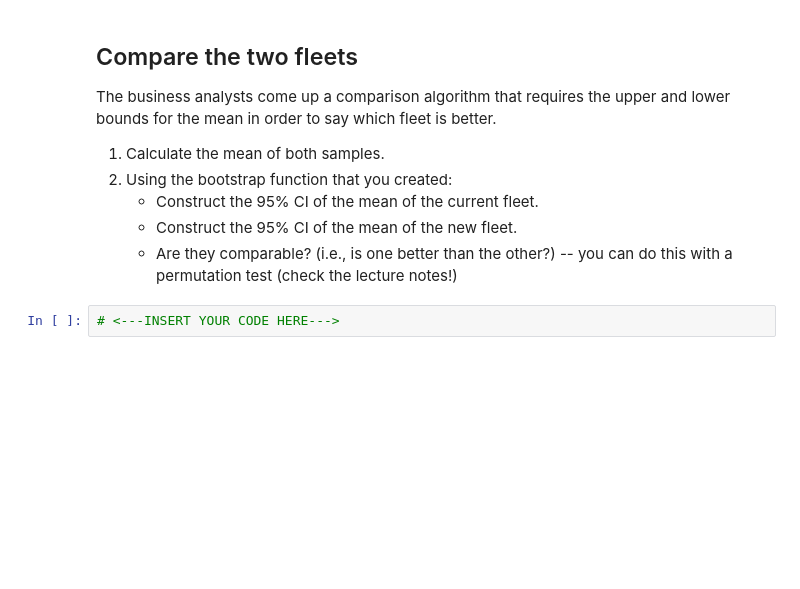
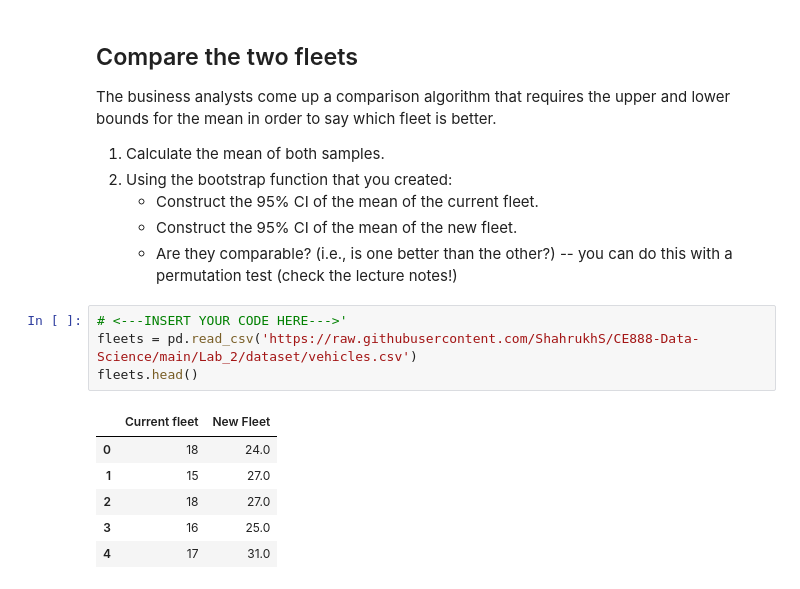
Before and after one commit to ShahrukhS/CE888-DS, a Jupyter notebook: Lab_2/bootstrap.ipynb, the cells around one changed output. Saved outputs shown, nothing was run; the diff lists cells and outputs as text; blank space fills up the shorter version.

```diff
--- a/Lab_2/bootstrap.ipynb
+++ b/Lab_2/bootstrap.ipynb
@@ -110,5 +115,14 @@ The business analysts come up a comparison algorithm that requires the upper and
     - Construct the 95% CI of the mean of the current fleet.
     - Construct the 95% CI of the mean of the new fleet.
     - Are they comparable? (i.e., is one better than the other?) -- you can do this with a permutation test (check the lecture notes!)
-# %%
-# <---INSERT YOUR CODE HERE--->
+# %%
+# <---INSERT YOUR CODE HERE--->'
+fleets = pd.read_csv('https://raw.githubusercontent.com/ShahrukhS/CE888-Data-Science/main/Lab_2/dataset/vehicles.csv')
+fleets.head()
+# %% [output]
+|  | Current fleet | New Fleet |
+| 0 | 18 | 24.0 |
+| 1 | 15 | 27.0 |
+| 2 | 18 | 27.0 |
+| 3 | 16 | 25.0 |
+| 4 | 17 | 31.0 |
```
Also changed, not shown: parts of 18 cells of this notebook.
